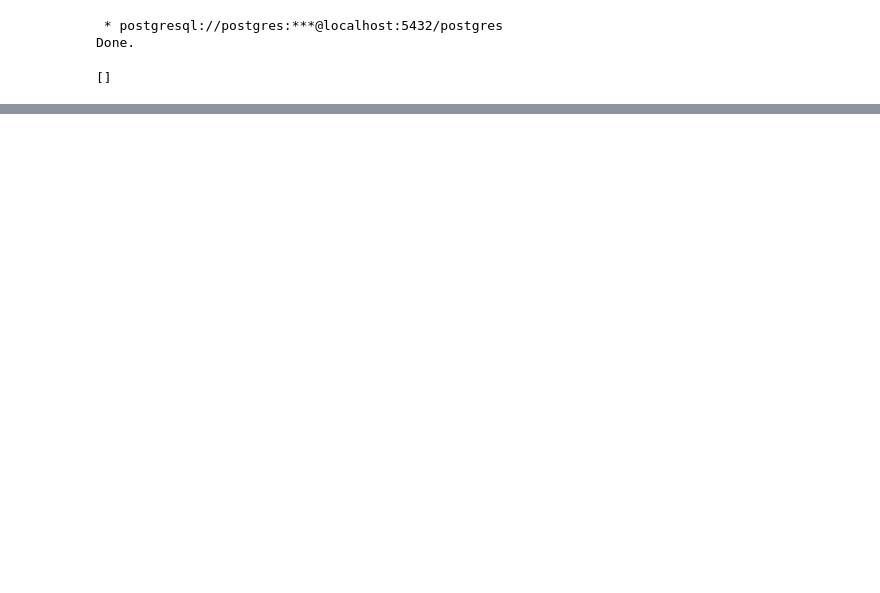
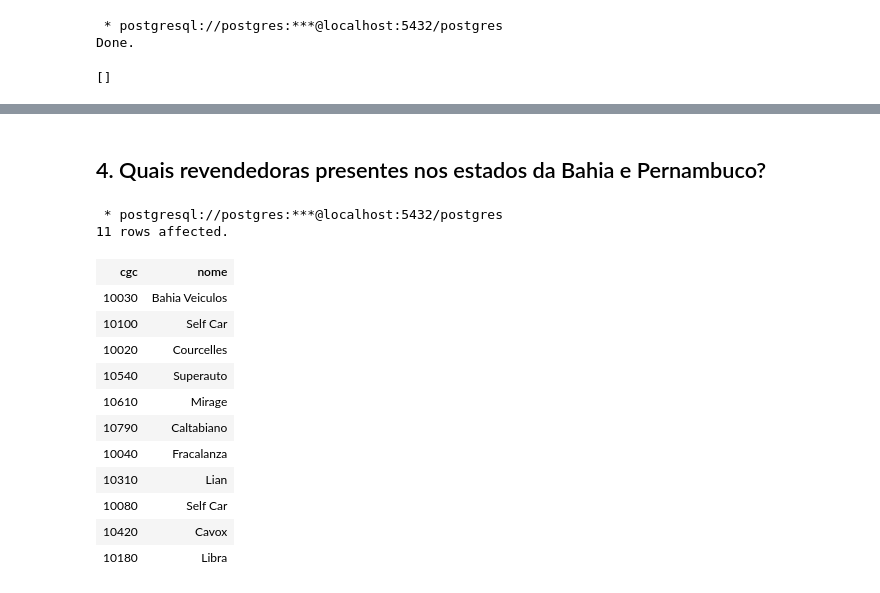
Before and after one commit to dipucriodigital/engenharia-de-software, a Jupyter notebook: banco-de-dados/BD_Aula1.ipynb, the cells around one changed output, grey strips where cells are left out. Cells and saved outputs as stored; diff of their text form; code cells hidden in the pictures; blank space fills up the shorter version.

```diff
--- a/banco-de-dados/BD_Aula1.ipynb
+++ b/banco-de-dados/BD_Aula1.ipynb
@@ -134,0 +228,25 @@ Respostas [PDF compartilhado](https://drive.google.com/file/d/1zcekq_NjbqyKhvxd5
+# %% [markdown]
+## 4. Quais revendedoras presentes nos estados da Bahia e Pernambuco?
+# %%
+%%sql
+
+SELECT CGC, Nome
+FROM Revendedoras
+WHERE Estado = 'BA'
+OR Estado = 'PE'
+ORDER BY Estado
+# %% [output]
+ * postgresql://postgres:***@localhost:5432/postgres
+11 rows affected.
+| cgc | nome |
+| 10030 | Bahia Veiculos |
+| 10100 | Self Car |
+| 10020 | Courcelles |
+| 10540 | Superauto |
+| 10610 | Mirage |
+| 10790 | Caltabiano |
+| 10040 | Fracalanza |
+| 10310 | Lian |
+| 10080 | Self Car |
+| 10420 | Cavox |
+| 10180 | Libra |
```
Also changed, not shown: parts of 35 cells of this notebook.
